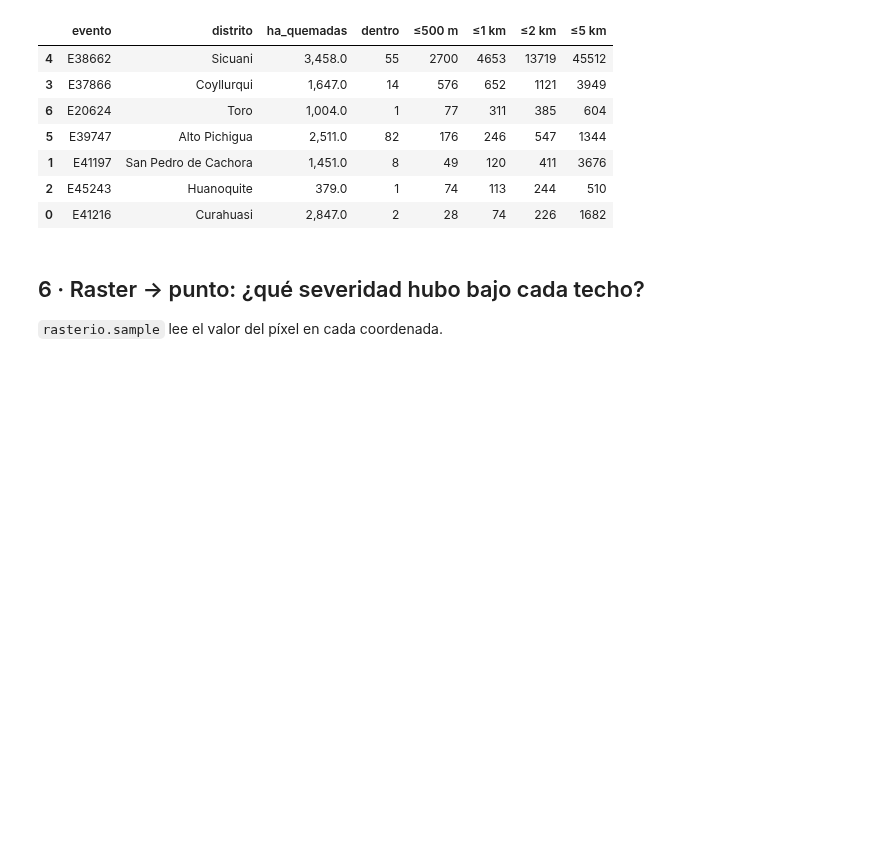
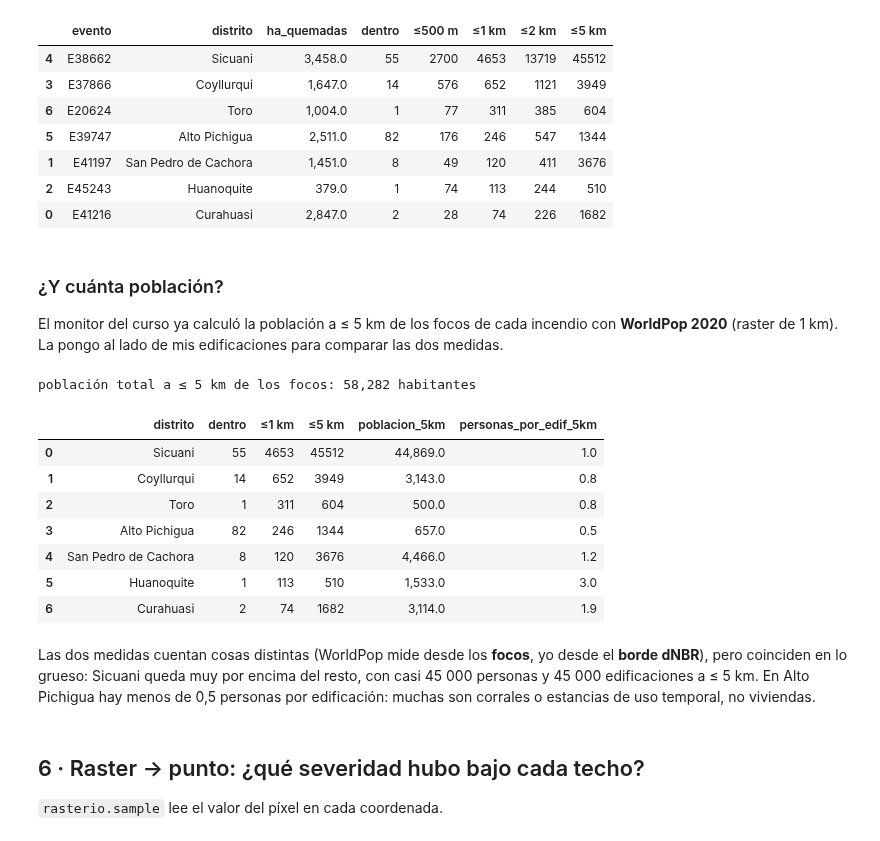
Before and after one commit to d2cml-ai/Data-Science-Python, a Jupyter notebook: tarea_incendios/incendios_open_buildings.ipynb, the cells around one changed output. Saved outputs shown, nothing was run; the diff lists cells and outputs as text; code cells hidden in the pictures; blank space fills up the shorter version.

```diff
--- a/tarea_incendios/incendios_open_buildings.ipynb
+++ b/tarea_incendios/incendios_open_buildings.ipynb
@@ -212,6 +213,33 @@ exposicion
 | 1 | E41197 | San Pedro de Cachora | 1,451.0 | 8 | 49 | 120 | 411 | 3676 |
 | 2 | E45243 | Huanoquite | 379.0 | 1 | 74 | 113 | 244 | 510 |
 | 0 | E41216 | Curahuasi | 2,847.0 | 2 | 28 | 74 | 226 | 1682 |
+# %% [markdown]
+### ¿Y cuánta población?
+
+El monitor del curso ya calculó la población a ≤ 5 km de los focos de cada incendio con
+**WorldPop 2020** (raster de 1 km). La pongo al lado de mis edificaciones para comparar
+las dos medidas.
+# %%
+exposicion = exposicion.merge(eventos[["evento", "poblacion_5km"]], on="evento")
+exposicion["personas_por_edif_5km"] = exposicion.poblacion_5km / exposicion["≤5 km"]
+print(f"población total a ≤ 5 km de los focos: {exposicion.poblacion_5km.sum():,.0f} habitantes")
+exposicion[["distrito", "dentro", "≤1 km", "≤5 km", "poblacion_5km", "personas_por_edif_5km"]]
+# %% [output]
+población total a ≤ 5 km de los focos: 58,282 habitantes
+|  | distrito | dentro | ≤1 km | ≤5 km | poblacion_5km | personas_por_edif_5km |
+| 0 | Sicuani | 55 | 4653 | 45512 | 44,869.0 | 1.0 |
+| 1 | Coyllurqui | 14 | 652 | 3949 | 3,143.0 | 0.8 |
+| 2 | Toro | 1 | 311 | 604 | 500.0 | 0.8 |
+| 3 | Alto Pichigua | 82 | 246 | 1344 | 657.0 | 0.5 |
+| 4 | San Pedro de Cachora | 8 | 120 | 3676 | 4,466.0 | 1.2 |
+| 5 | Huanoquite | 1 | 113 | 510 | 1,533.0 | 3.0 |
+| 6 | Curahuasi | 2 | 74 | 1682 | 3,114.0 | 1.9 |
+# %% [markdown]
+Las dos medidas cuentan cosas distintas (WorldPop mide desde los **focos**, yo desde el
+**borde dNBR**), pero coinciden en lo grueso: Sicuani queda muy por encima del resto, con casi
+45 000 personas y 45 000 edificaciones a ≤ 5 km. En
+Alto Pichigua hay menos de 0,5 personas por edificación: muchas son corrales o estancias
+de uso temporal, no viviendas.
 # %% [markdown]
 ## 6 · Raster → punto: ¿qué severidad hubo bajo cada techo?
 
```
Also changed, not shown: parts of 2 cells of this notebook, 3 other files.
